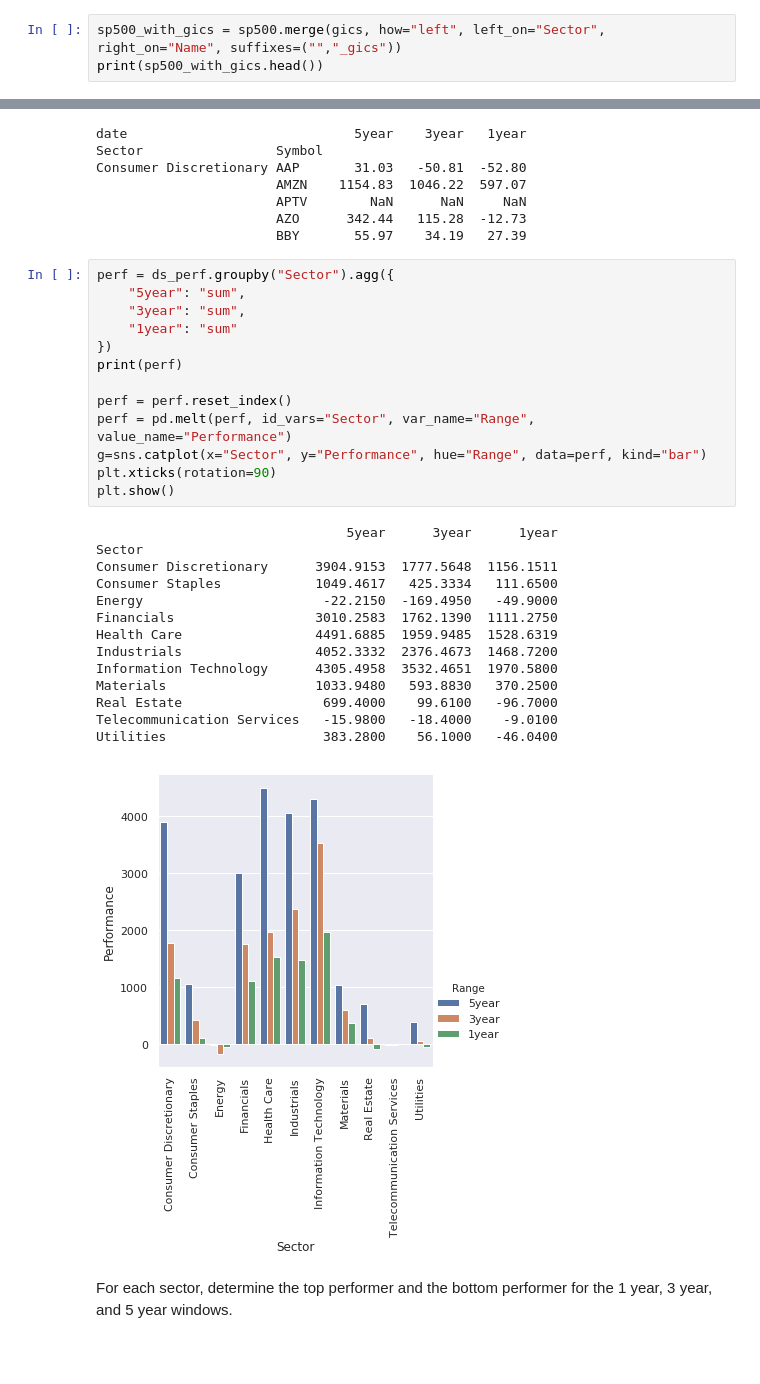
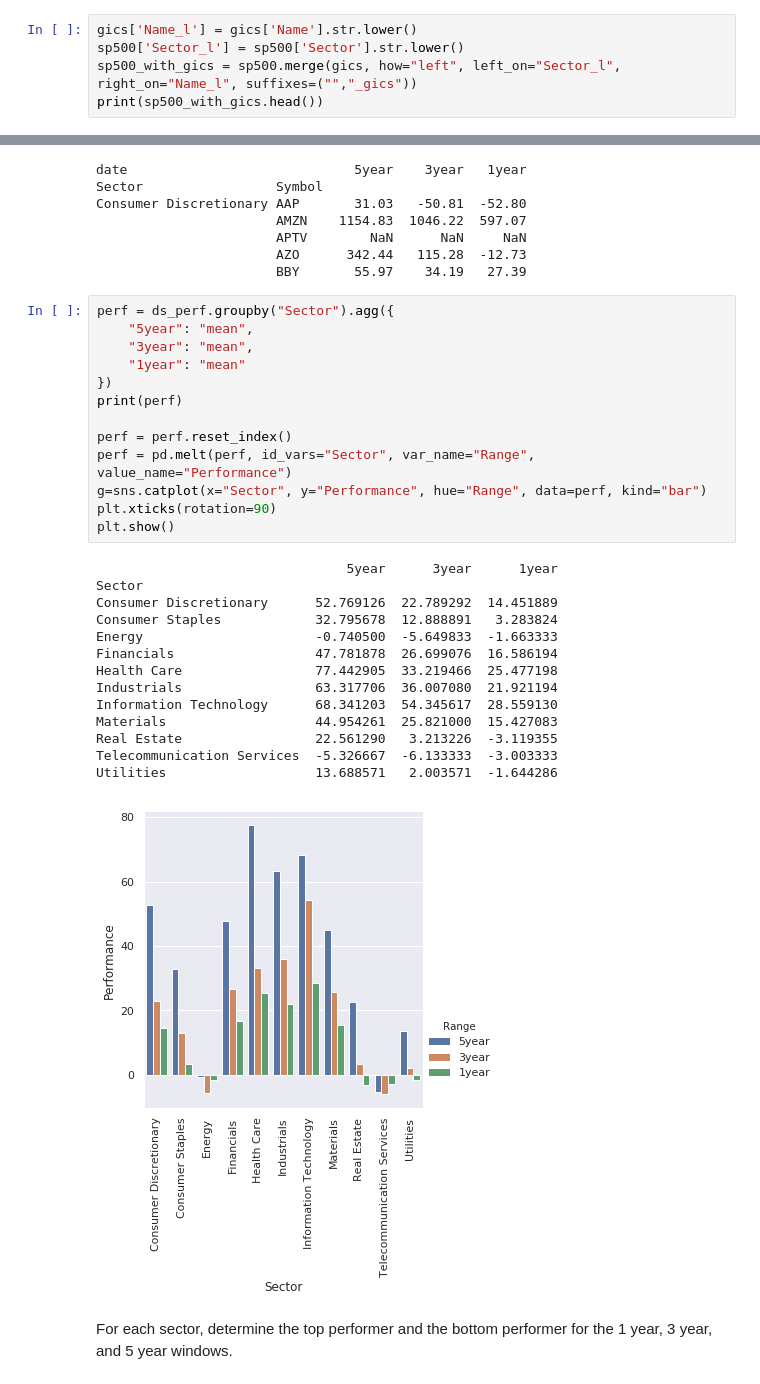
Before and after one commit to cwebster2/python-data-analysis-crash-course, a Jupyter notebook: 08-Combining-Merging/combining-merging.ipynb, the cells around one changed output, grey strips where cells are left out. Drawn from its saved outputs; the diff is of its cells as text; blank space fills up the shorter version.

```diff
--- a/08-Combining-Merging/combining-merging.ipynb
+++ b/08-Combining-Merging/combining-merging.ipynb
@@ -60,6 +60,8 @@ print(sp500.head())
 # %% [markdown]
 Create a dataframe that has the S&P 500 stock symbols with the appropriate sector number. For example, `3M`, symbol `MMM` is in `industrials` which corresponds to sector 20.
 # %%
-sp500_with_gics = sp500.merge(gics, how="left", left_on="Sector", right_on="Name", suffixes=("","_gics"))
+gics['Name_l'] = gics['Name'].str.lower()
+sp500['Sector_l'] = sp500['Sector'].str.lower()
+sp500_with_gics = sp500.merge(gics, how="left", left_on="Sector_l", right_on="Name_l", suffixes=("","_gics"))
 print(sp500_with_gics.head())
 # %% [output]
@@ -114,32 +123,32 @@ Consumer Discretionary AAP       31.03   -50.81  -52.80
                        BBY       55.97    34.19   27.39
 # %%
 perf = ds_perf.groupby("Sector").agg({
-    "5year": "sum",
-    "3year": "sum",
-    "1year": "sum"
+    "5year": "mean",
+    "3year": "mean",
+    "1year": "mean"
 })
 print(perf)
 
 perf = perf.reset_index()
 perf = pd.melt(perf, id_vars="Sector", var_name="Range", value_name="Performance")
 g=sns.catplot(x="Sector", y="Performance", hue="Range", data=perf, kind="bar")
 plt.xticks(rotation=90)
 plt.show()
 # %% [output]
                                 5year      3year      1year
 Sector
-Consumer Discretionary      3904.9153  1777.5648  1156.1511
-Consumer Staples            1049.4617   425.3334   111.6500
-Energy                       -22.2150  -169.4950   -49.9000
-Financials                  3010.2583  1762.1390  1111.2750
-Health Care                 4491.6885  1959.9485  1528.6319
-Industrials                 4052.3332  2376.4673  1468.7200
-Information Technology      4305.4958  3532.4651  1970.5800
-Materials                   1033.9480   593.8830   370.2500
-Real Estate                  699.4000    99.6100   -96.7000
-Telecommunication Services   -15.9800   -18.4000    -9.0100
-Utilities                    383.2800    56.1000   -46.0400
+Consumer Discretionary      52.769126  22.789292  14.451889
+Consumer Staples            32.795678  12.888891   3.283824
+Energy                      -0.740500  -5.649833  -1.663333
+Financials                  47.781878  26.699076  16.586194
+Health Care                 77.442905  33.219466  25.477198
+Industrials                 63.317706  36.007080  21.921194
+Information Technology      68.341203  54.345617  28.559130
+Materials                   44.954261  25.821000  15.427083
+Real Estate                 22.561290   3.213226  -3.119355
+Telecommunication Services  -5.326667  -6.133333  -3.003333
+Utilities                   13.688571   2.003571  -1.644286
-[figure, old version]
+[figure, new version]
 # %% [markdown]
 For each sector, determine the top performer and the bottom performer for the 1 year, 3 year, and 5 year windows.
 # %%
```
Also changed, not shown: parts of 1 cell of this notebook.
